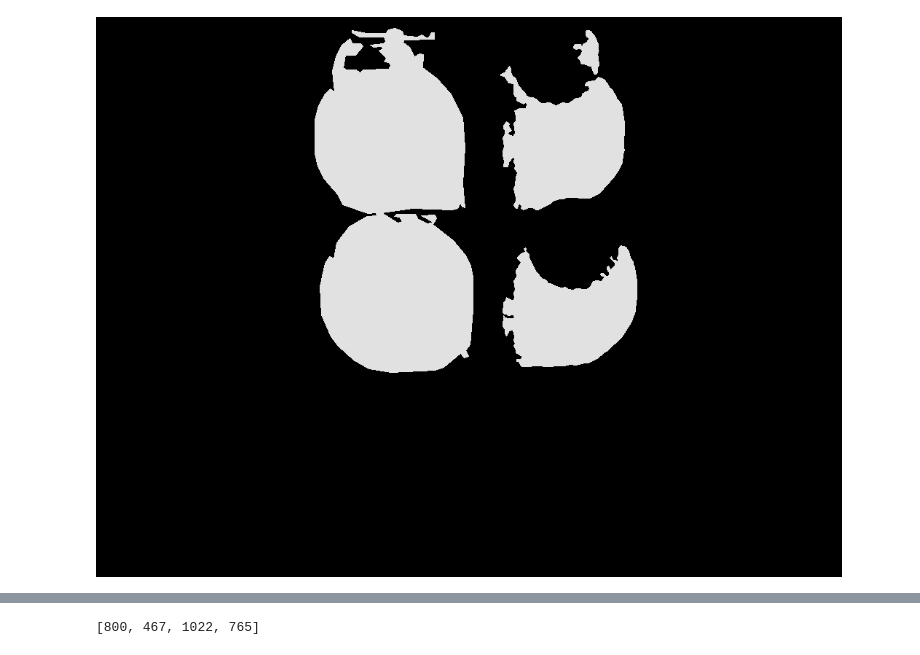
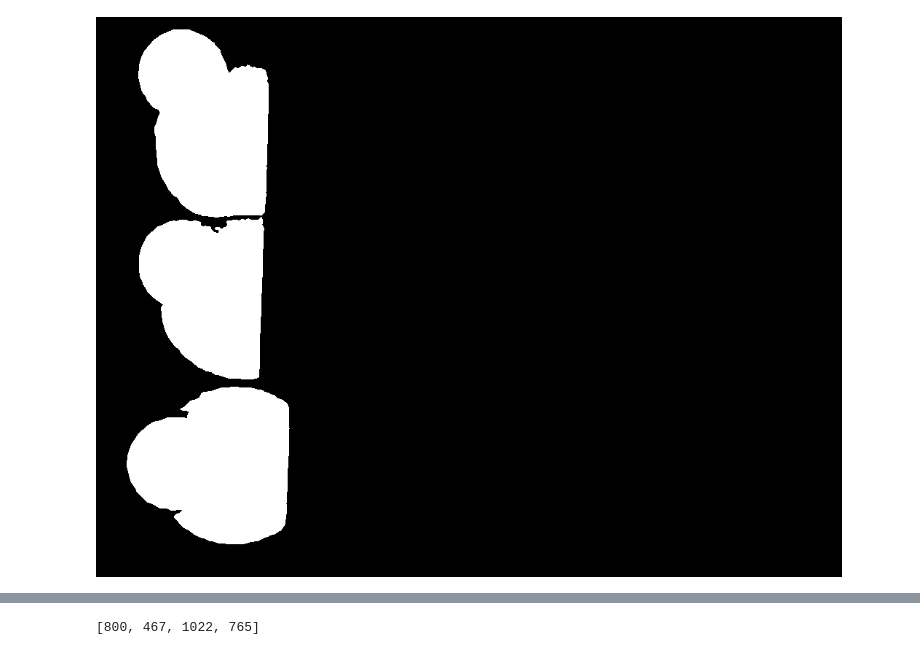
Before and after one commit to Helen1p/project1, a Jupyter notebook: draft.ipynb, the cells around one changed output, grey strips where cells are left out. Saved outputs shown, nothing was run; the diff lists cells and outputs as text; code cells hidden in the pictures.

```diff
--- a/draft.ipynb
+++ b/draft.ipynb
@@ -142,4 +114,5 @@ im=Image.fromarray(all_mask*225)
-# %%
-im
-# %% [output]
-[figure, removed]
+# %%
+im=Image.fromarray(label_mask['3 bottles on the left;jpeg compression:2']*255)
+im
+# %% [output]
+[figure, added]
```
Also changed, not shown: parts of 15 cells of this notebook, 1 other file.
